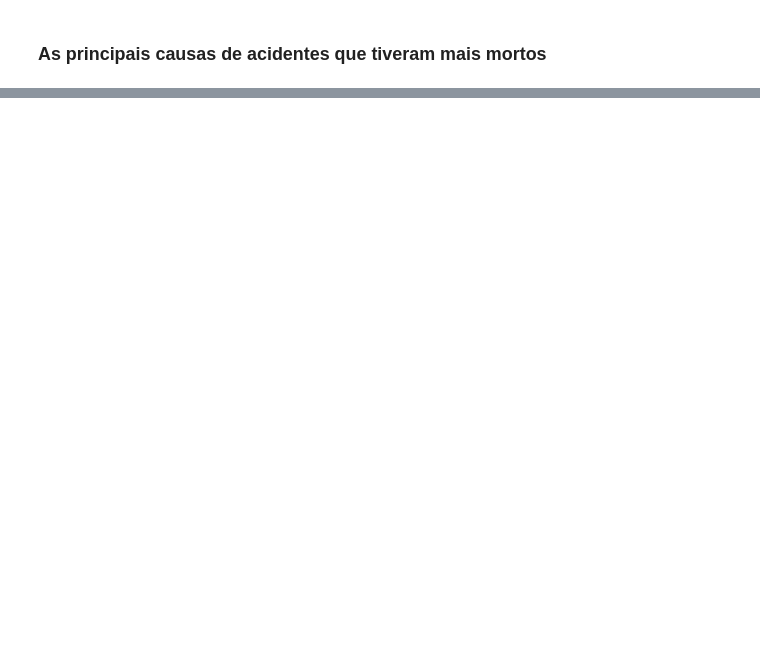
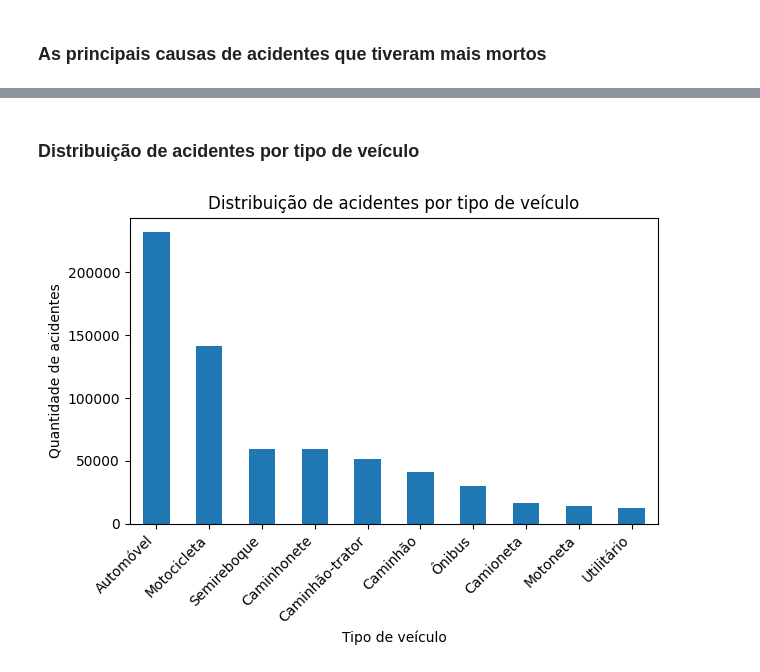
Before and after one commit to wallace0003/project_data_prf_gov, a Jupyter notebook: notebooks/eda.ipynb, the cells around one changed output, grey strips where cells are left out. Cells and saved outputs as stored; diff of their text form; code cells hidden in the pictures; blank space fills up the shorter version.

Commit message:
feat: car distribution chart

```diff
--- a/notebooks/eda.ipynb
+++ b/notebooks/eda.ipynb
@@ -158,0 +162,19 @@ main_cause
+# %% [markdown]
+### Distribuição de acidentes por tipo de veículo
+# %%
+vehicle_type = (
+    df.groupby("tipo_veiculo")
+      .size()
+      .sort_values(ascending=False)
+).head(10)
+
+plt.figure()
+vehicle_type.plot(kind="bar")
+plt.title("Distribuição de acidentes por tipo de veículo")
+plt.xlabel("Tipo de veículo")
+plt.ylabel("Quantidade de acidentes")
+plt.xticks(rotation=45, ha="right")
+plt.tight_layout()
+plt.show()
+# %% [output]
+[figure, added]
```
Also changed, not shown: parts of 7 cells of this notebook, 2 other files.
